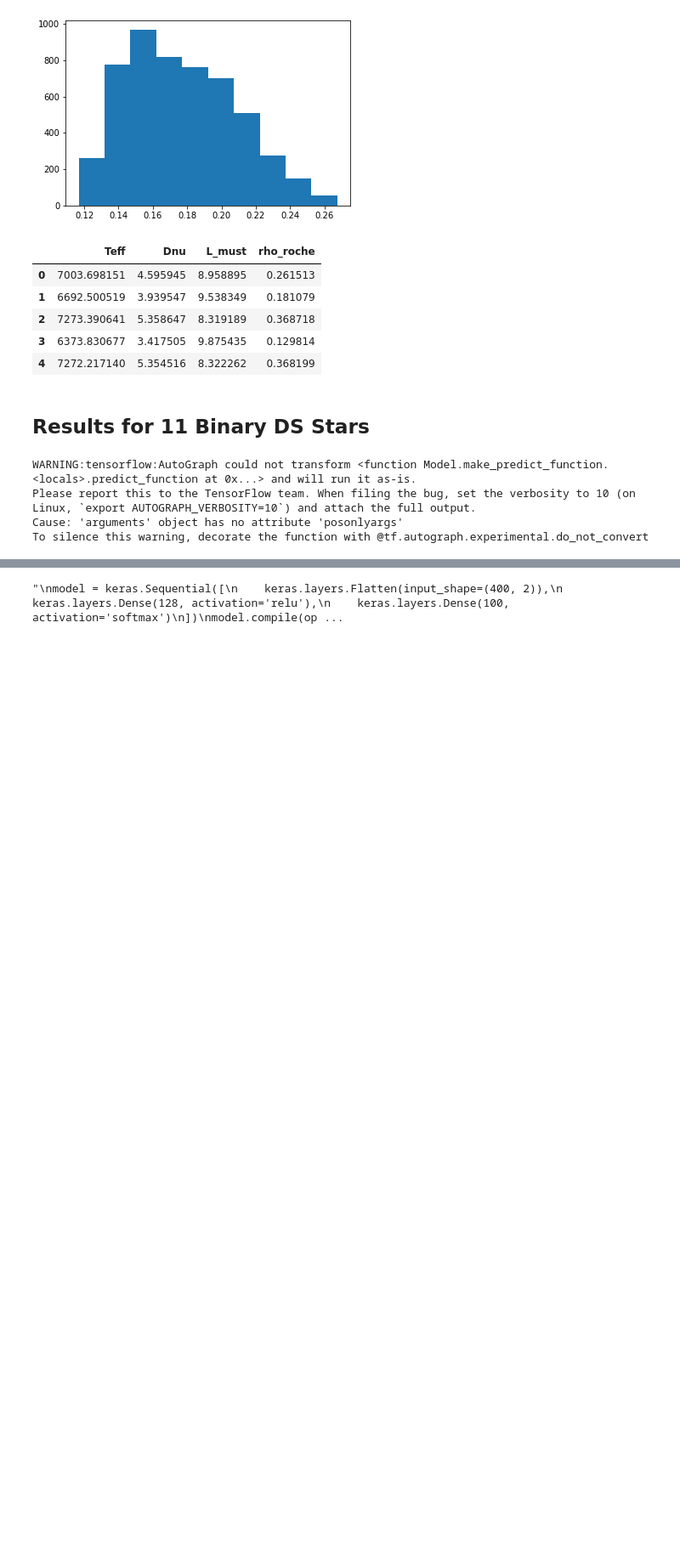
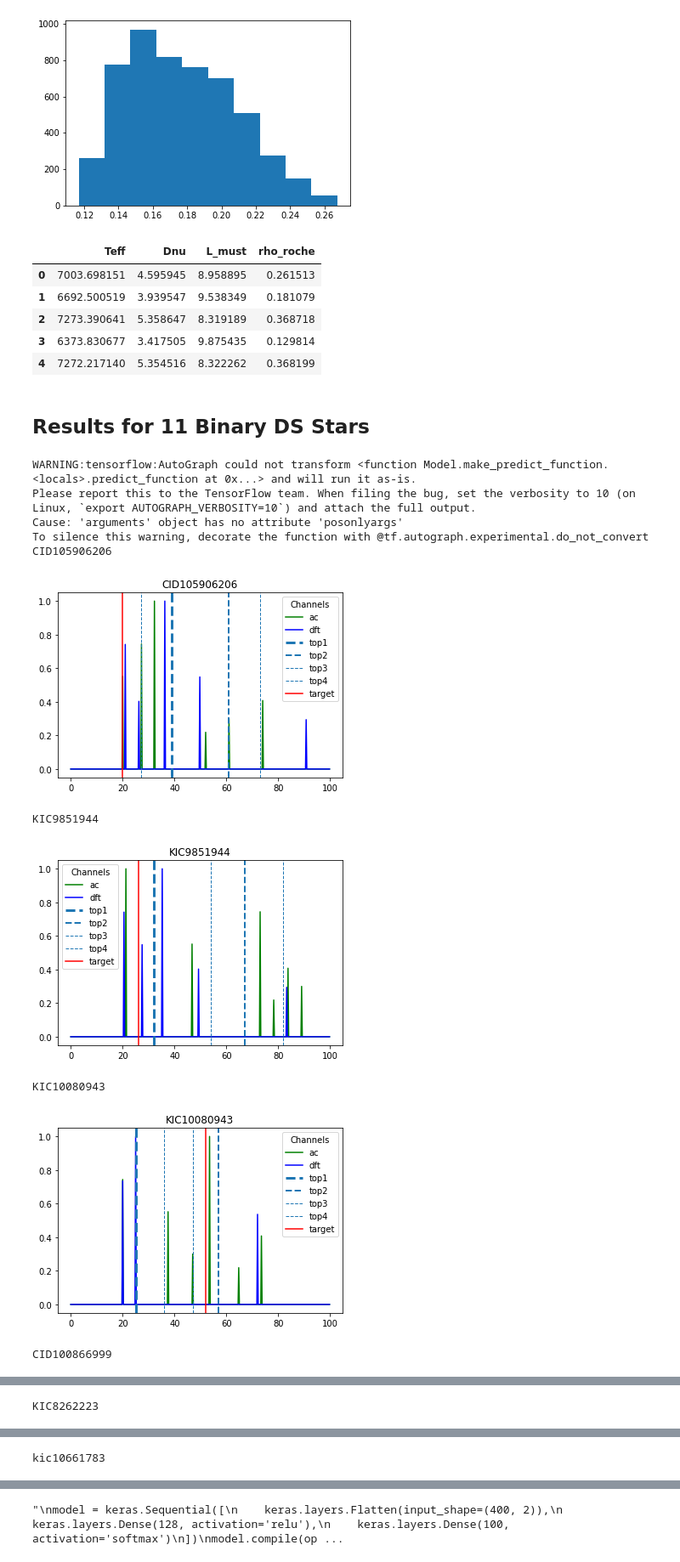
Before and after one commit to rmaestre/NN-Asteroseismology, a Jupyter notebook: astronn/notebooks/inferences.ipynb, the cells around one changed output, grey strips where cells are left out. Shown at 85% size. Cells and saved outputs as stored; diff of their text form; code cells hidden in the pictures; blank space fills up the shorter version.

```diff
--- a/astronn/notebooks/inferences.ipynb
+++ b/astronn/notebooks/inferences.ipynb
@@ -180,15 +194,22 @@ models.head()
 # %%
 inf = inferences()
 df_results_delta_scuti = inf.get_processed_inferences(
     nn_model=sepconv_mod,
     df_stars=df_delta_scuti,
     take_number=11,
     csv_L=csv_delta_scuti,
-    debug=False,
+    debug=True,
 )
 df_results_delta_scuti.id = df_results_delta_scuti.id.str.upper()
 # %% [output]
 WARNING:tensorflow:AutoGraph could not transform <function Model.make_predict_function.<locals>.predict_function at 0x...> and will run it as-is.
 Please report this to the TensorFlow team. When filing the bug, set the verbosity to 10 (on Linux, `export AUTOGRAPH_VERBOSITY=10`) and attach the full output.
 Cause: 'arguments' object has no attribute 'posonlyargs'
 To silence this warning, decorate the function with @tf.autograph.experimental.do_not_convert
+CID105906206
+[figure, added]
+KIC9851944
+[figure, added]
+KIC10080943
+[figure, added]
+CID100866999
@@ -194,0 +217 @@ To silence this warning, decorate the function with @tf.autograph.experimental.d
+KIC8262223
@@ -194,0 +219 @@ To silence this warning, decorate the function with @tf.autograph.experimental.d
+kic10661783
```
Also changed, not shown: parts of 21 cells of this notebook.
